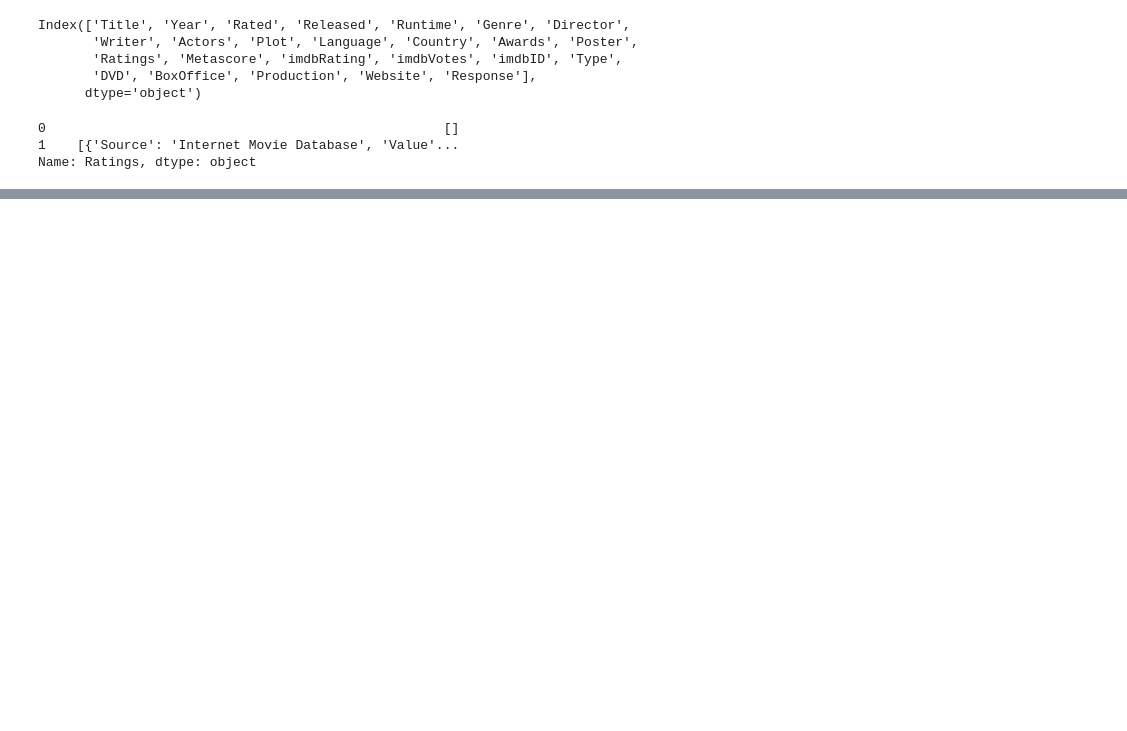
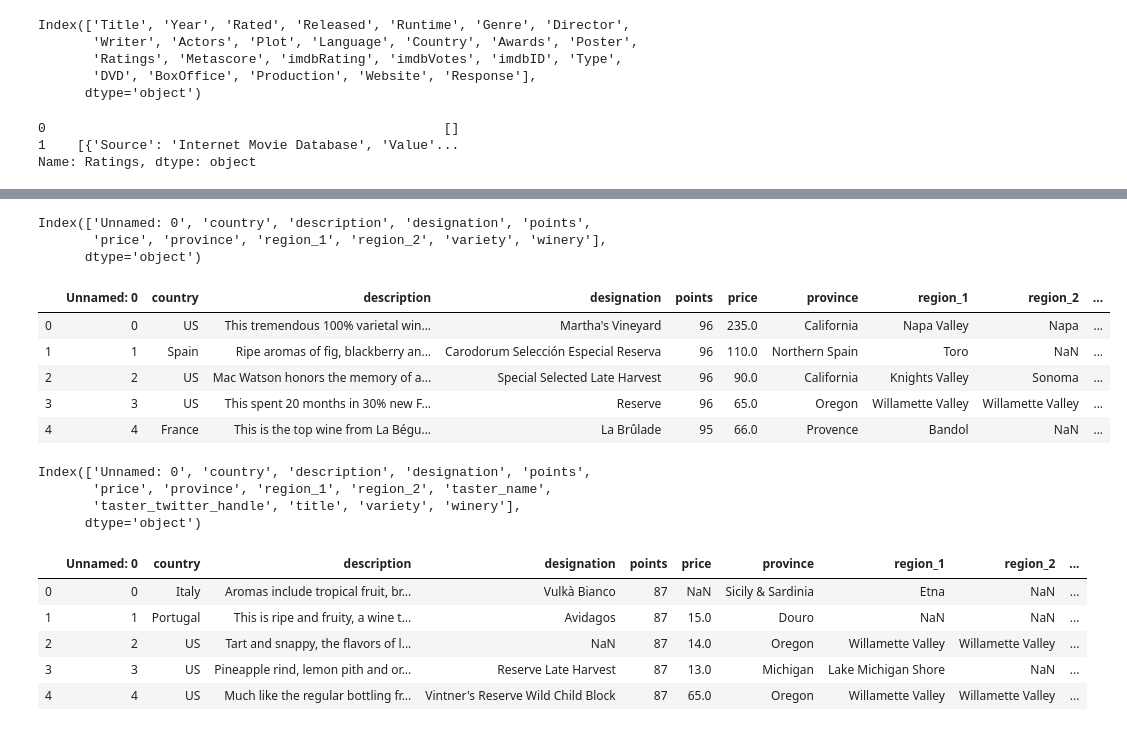
Before and after one commit to sveta-egorova/wine, a Jupyter notebook: ProjectM.ipynb, the cells around one changed output, grey strips where cells are left out. Cells and saved outputs as stored; diff of their text form; code cells hidden in the pictures; blank space fills up the shorter version.

```diff
--- a/ProjectM.ipynb
+++ b/ProjectM.ipynb
@@ -132,0 +173,28 @@ Name: Ratings, dtype: object
+# %%
+data1 = pd.read_csv('winemag-data_first150k.csv')
+data2 = pd.read_csv('winemag-data-130k-v2.csv')
+data = [data1, data2]
+# %%
+for d in data:
+    print(d.columns)
+    display(d.head())
+# %% [output]
+Index(['Unnamed: 0', 'country', 'description', 'designation', 'points',
+       'price', 'province', 'region_1', 'region_2', 'variety', 'winery'],
+      dtype='object')
+|  | Unnamed: 0 | country | description | designation | points | price | province | region_1 | region_2 | ... |
+| 0 | 0 | US | This tremendous 100% varietal win... | Martha's Vineyard | 96 | 235.0 | California | Napa Valley | Napa | ... |
+| 1 | 1 | Spain | Ripe aromas of fig, blackberry an... | Carodorum Selección Especial Reserva | 96 | 110.0 | Northern Spain | Toro | NaN | ... |
+| 2 | 2 | US | Mac Watson honors the memory of a... | Special Selected Late Harvest | 96 | 90.0 | California | Knights Valley | Sonoma | ... |
+| 3 | 3 | US | This spent 20 months in 30% new F... | Reserve | 96 | 65.0 | Oregon | Willamette Valley | Willamette Valley | ... |
+| 4 | 4 | France | This is the top wine from La Bégu... | La Brûlade | 95 | 66.0 | Provence | Bandol | NaN | ... |
+Index(['Unnamed: 0', 'country', 'description', 'designation', 'points',
+       'price', 'province', 'region_1', 'region_2', 'taster_name',
+       'taster_twitter_handle', 'title', 'variety', 'winery'],
+      dtype='object')
+|  | Unnamed: 0 | country | description | designation | points | price | province | region_1 | region_2 | ... |
+| 0 | 0 | Italy | Aromas include tropical fruit, br... | Vulkà Bianco | 87 | NaN | Sicily & Sardinia | Etna | NaN | ... |
+| 1 | 1 | Portugal | This is ripe and fruity, a wine t... | Avidagos | 87 | 15.0 | Douro | NaN | NaN | ... |
+| 2 | 2 | US | Tart and snappy, the flavors of l... | NaN | 87 | 14.0 | Oregon | Willamette Valley | Willamette Valley | ... |
+| 3 | 3 | US | Pineapple rind, lemon pith and or... | Reserve Late Harvest | 87 | 13.0 | Michigan | Lake Michigan Shore | NaN | ... |
+| 4 | 4 | US | Much like the regular bottling fr... | Vintner's Reserve Wild Child Block | 87 | 65.0 | Oregon | Willamette Valley | Willamette Valley | ... |
```
Also changed, not shown: parts of 5 cells of this notebook, 3 other files.
